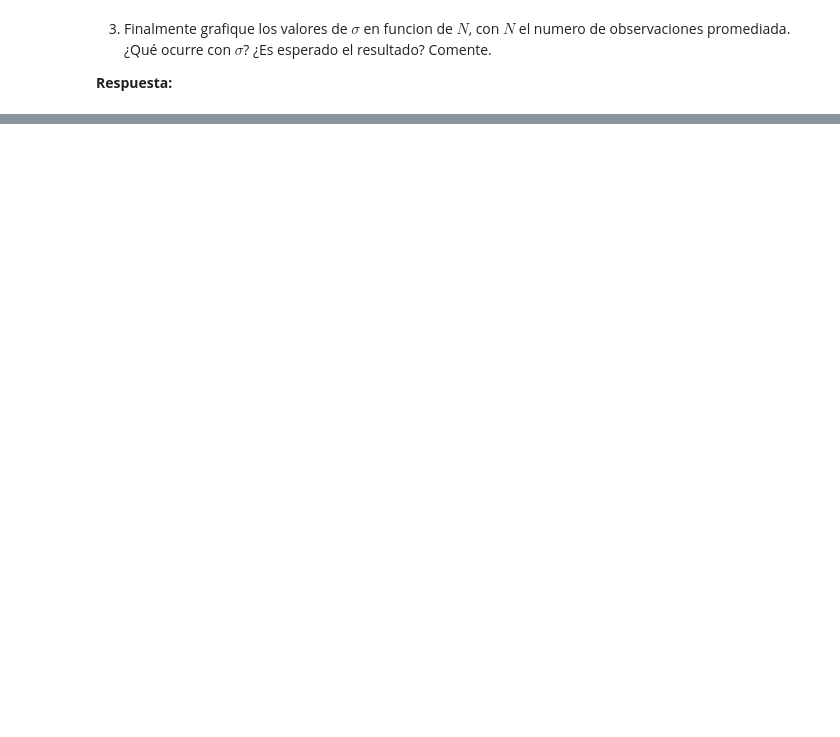
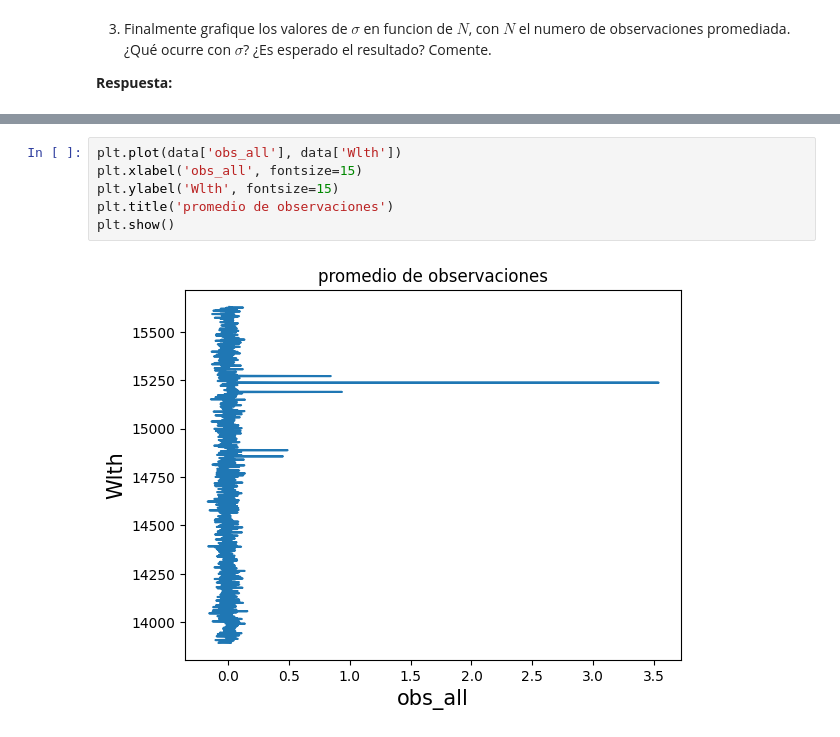
Before and after one commit to Morales-Andres/Tarea-2, a Jupyter notebook: Tarea2.ipynb, the cells around one changed output, grey strips where cells are left out. Saved outputs shown, nothing was run; the diff lists cells and outputs as text; blank space fills up the shorter version.

```diff
--- a/Tarea2.ipynb
+++ b/Tarea2.ipynb
@@ -304,0 +339,8 @@ Finalmente grafique el promedio de todas las observaciones (columna **obs_all**
+# %%
+plt.plot(data['obs_all'], data['Wlth'])
+plt.xlabel('obs_all', fontsize=15)
+plt.ylabel('Wlth', fontsize=15)
+plt.title('promedio de observaciones')
+plt.show()
+# %% [output]
+[figure, added]
```
Also changed, not shown: parts of 10 cells of this notebook.
